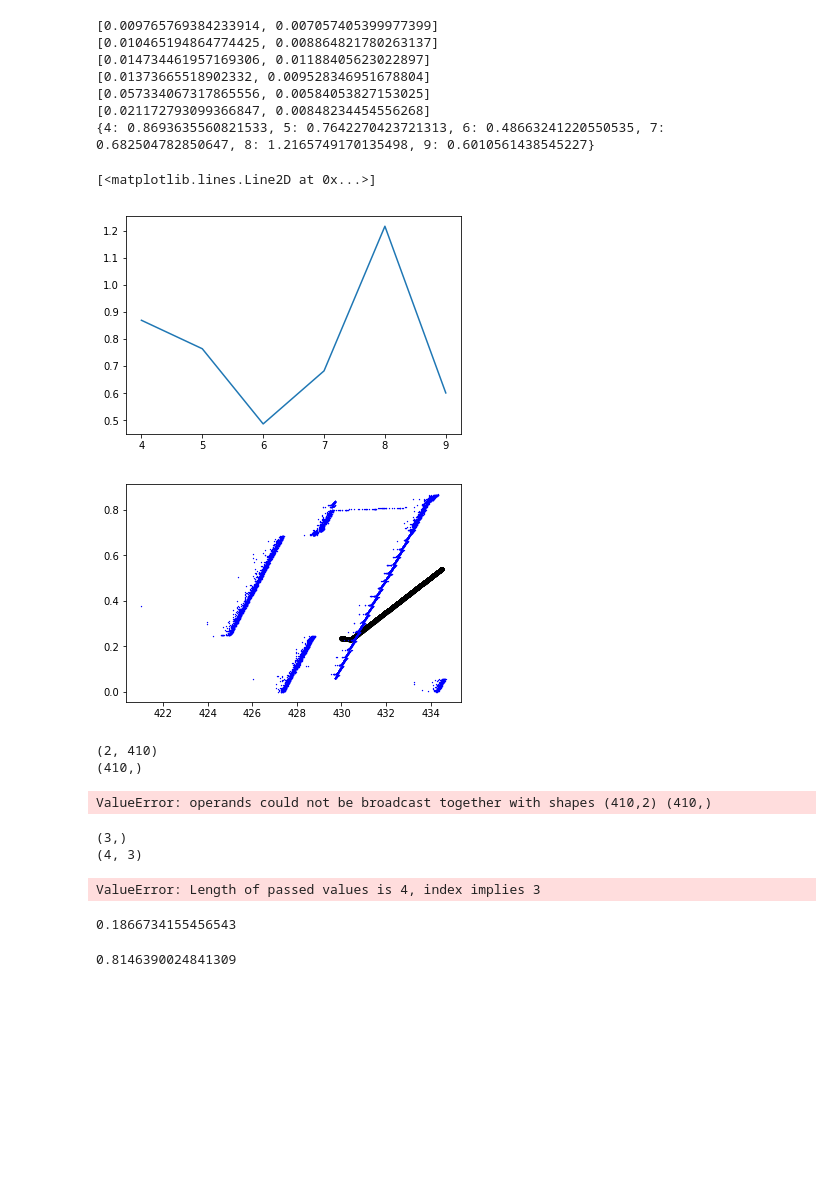
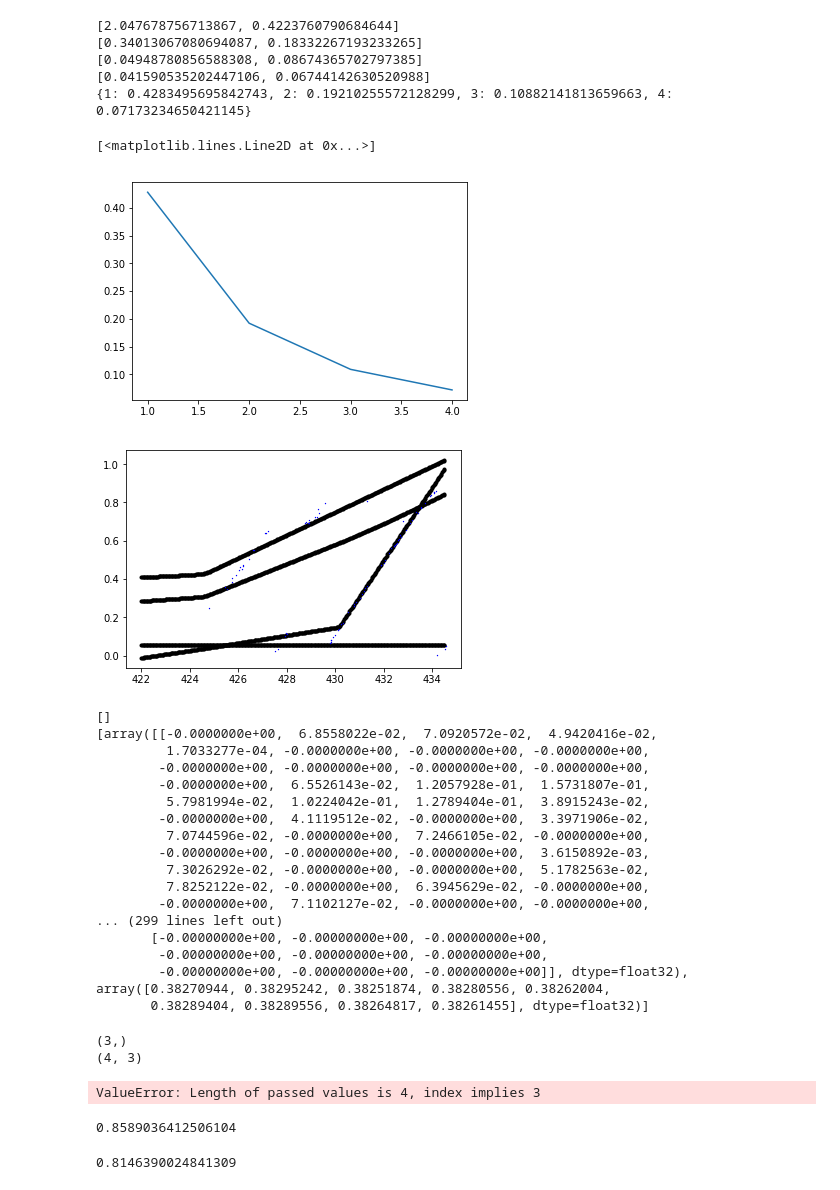
Before and after one commit to AaEll/MLKeras, a Jupyter notebook: Parking Ticket Test.ipynb, the cells around one changed output. Saved outputs shown, nothing was run; the diff lists cells and outputs as text; code cells hidden in the pictures; blank space fills up the shorter version.

Commit message:
hacky workaround for broadcasting issue

```diff
--- a/Parking Ticket Test.ipynb
+++ b/Parking Ticket Test.ipynb
@@ -26,7 +24,7 @@ Using TensorFlow backend.
 normalization_const = 1e7
 
 #Import Data
-Data = pd.read_csv('data/preprocessedlosAngParking/part-00000-a8814381-7490-4ac5-8769-145ad7e2824a-c000.csv').sample(frac = 1/1000)
+Data = pd.read_csv('data/preprocessedlosAngParking/part-00000-a8814381-7490-4ac5-8769-145ad7e2824a-c000.csv').sample(frac = 1/100000)
 Data['SN'] = pd.to_numeric(Data['SN'], errors ='coerce')
 Data['position'] = pd.to_numeric(Data['position'], errors ='coerce')
 Data.dropna()
@@ -35,26 +33,26 @@ Data = Data/normalization_const
 X = Data['SN'].values
 Y = Data['position'].values
 # %%
-from keras.callbacks import ModelCheckpoint
 
 batch_size = 256
 no_input  = 1
 epochs = 15000
-lambd  = 1e-3
+lambd  = 1e-5
 
 results = {}
 models  = []
-no_output_range = range(4,10)
+no_output_range = range(1,5)
 def customLoss(yTrue,yPred):
     #return K.sum(K.square(yTrue-yPred))
-    return K.sum(K.min(K.square(yTrue - yPred),axis = 0))\
+    return K.sum(K.min(K.square(yTrue - yPred),axis = 1))\
     +lambd*K.sum(K.square(yTrue-yPred))
 
 def customMetric(yTrue,yPred):
     #return K.sum(K.square(yTrue-yPred))
-    return K.max(K.min(K.abs(yTrue -yPred),axis = 0))
+    return K.max(K.min(K.abs(yTrue -yPred),axis = 1))
 
 for no_output in no_output_range:
+    Y_TRANSFORMED = np.repeat(Y.reshape((Y.shape[0],1)),no_output,axis=1)
     neg_pos_mask = tf.constant(np.random.choice( [-1,1],[1,no_output]),dtype = tf.float32)
 
     _input_= keras.layers.Input(shape=(no_input,))
@@ -71,7 +69,7 @@ for no_output in no_output_range:
                     kernel_constraint=NonNeg())(l1b)
     l2b =keras.layers.LeakyReLU(alpha=0.1)(l2)
     l3 = Dense(no_output, activation='linear',
-                    kernel_initializer=RandomNormal(), bias_initializer='zeros',
+                    kernel_initializer=RandomUniform(), bias_initializer= RandomUniform(),
                     kernel_constraint=NonNeg())(l2b)
 
     _output_ =l3
@@ -82,61 +80,51 @@ for no_output in no_output_range:
     checkpoint = ModelCheckpoint(filepath, monitor="val_customMetric", verbose=0, mode = 'min', save_best_only=True)
     model.compile(loss=customLoss, metrics=[customMetric],
                   optimizer=keras.optimizers.Nadam(lr=.01, beta_1=0.9, beta_2=0.999, epsilon=None, schedule_decay=0.0001))
-    model.fit(X, Y,
+    model.fit(X, Y_TRANSFORMED,
               batch_size=batch_size,
               epochs=epochs,
-              validation_data=(X, Y),
+              validation_data=(X, Y_TRANSFORMED),
               callbacks=[checkpoint],
               verbose=0)
     model.load_weights(filepath)
-    score = model.evaluate(X, Y, verbose=0)
+    score = model.evaluate(X, Y_TRANSFORMED, verbose=0)
     print(score)
     YPred= model.predict(X)
-    maxError = np.max(np.min(np.abs(YPred - Y.reshape(Y.shape[0],1)),axis=1),axis=0)
+    maxError = np.max(np.min(np.abs(YPred - Y_TRANSFORMED),axis=1),axis=0)
     results[no_output] = maxError
     models.append(model)
 print(results)
 # %% [output]
-[0.009765769384233914, 0.007057405399977399]
-[0.010465194864774425, 0.008864821780263137]
-[0.014734461957169306, 0.01188405623022897]
-[0.01373665518902332, 0.009528346951678804]
-[0.057334067317865556, 0.00584053827153025]
-[0.021172793099366847, 0.00848234454556268]
-{4: 0.8693635560821533, 5: 0.7642270423721313, 6: 0.48663241220550535, 7: 0.682504782850647, 8: 1.2165749170135498, 9: 0.6010561438545227}
+[2.047678756713867, 0.4223760790684644]
+[0.34013067080694087, 0.18332267193233265]
+[0.04948780856588308, 0.08674365702797385]
+[0.041590535202447106, 0.06744142630520988]
+{1: 0.4283495695842743, 2: 0.19210255572128299, 3: 0.10882141813659663, 4: 0.07173234650421145}
 # %%
 plt.plot(results.keys(),results.values())
 # %% [output]
 [<matplotlib.lines.Line2D at 0x...>]
-[figure, old version]
+[figure, new version]
 # %%
-X_space = np.linspace(430, 434.5, 400)
+X_space = np.linspace(422, 434.5, 400)
 #Y1,Y2 = zip(*model.predict(X))
 i = 0
 for model in models:
     i+=1
     plt.clf()
     model_output_linspace = zip(*model.predict(X_space))
 
     plt.scatter(X, Y,s = .2, c='blue',marker= '^',zorder=2)
     #plt.scatter(x_test, y_test, s = .2 ,c='black',zorder=2)
 
     for Y_pred in model_output_linspace:
         line, = plt.plot(X_space,Y_pred, '.b',linewidth = 1,zorder=1)
         line.set_color("black")
     #plt.plot(X,Y3, 'b-',linewidth = 3)
     #plt.plot(X,Y4, 'y-',linewidth = 3)
 
     #plt.ylim(0,100)
     # Add title and x, y labels
     plt.savefig("results/Test_Parking_{number}.jpg".format(number = i))
 # %% [output]
-[figure, old version]
+[figure, new version]
-# %%
-print(X.shape)
-print(Y.shape)
-X.transpose()-Y.values
-# %% [output]
-(2, 410)
-(410,)
-ValueError: operands could not be broadcast together with shapes (410,2) (410,)
@@ -143,3 +133,25 @@ ValueError: operands could not be broadcast together with shapes (410,2) (410,)
+# %%
+for layer in model.layers:
+    h=layer.get_weights()
+    print(h)
+# %% [output]
+[]
+[array([[-0.0000000e+00,  6.8558022e-02,  7.0920572e-02,  4.9420416e-02,
+         1.7033277e-04, -0.0000000e+00, -0.0000000e+00, -0.0000000e+00,
+        -0.0000000e+00, -0.0000000e+00, -0.0000000e+00, -0.0000000e+00,
+        -0.0000000e+00,  6.5526143e-02,  1.2057928e-01,  1.5731807e-01,
+         5.7981994e-02,  1.0224042e-01,  1.2789404e-01,  3.8915243e-02,
+        -0.0000000e+00,  4.1119512e-02, -0.0000000e+00,  3.3971906e-02,
+         7.0744596e-02, -0.0000000e+00,  7.2466105e-02, -0.0000000e+00,
+        -0.0000000e+00, -0.0000000e+00, -0.0000000e+00,  3.6150892e-03,
+         7.3026292e-02, -0.0000000e+00, -0.0000000e+00,  5.1782563e-02,
+         7.8252122e-02, -0.0000000e+00,  6.3945629e-02, -0.0000000e+00,
+        -0.0000000e+00,  7.1102127e-02, -0.0000000e+00, -0.0000000e+00,
+... (299 lines left out)
+       [-0.00000000e+00, -0.00000000e+00, -0.00000000e+00,
+        -0.00000000e+00, -0.00000000e+00, -0.00000000e+00,
+        -0.00000000e+00, -0.00000000e+00, -0.00000000e+00]], dtype=float32), array([0.38270944, 0.38295242, 0.38251874, 0.38280556, 0.38262004,
+       0.38289404, 0.38289556, 0.38264817, 0.38261455], dtype=float32)]
 # %%
 m=(np.array([[0,1,2],[3,4,5],[6,7,8],[9,10,11]]))
 
@@ -152,13 +164,15 @@ print(m-v)
 (4, 3)
 ValueError: Length of passed values is 4, index implies 3
 # %%
+Z = model.predict(X)
+n = Z.shape[1]
 def TestcustomMetric(yTrue,yPred):
     #return K.sum(K.square(yTrue-yPred))
-    return np.max(np.min(np.abs(np.repeat(yTrue.reshape((Y.shape[0],1)),2,axis=1) -yPred),axis = 1))
+    return np.max(np.min(np.abs(np.repeat(yTrue.reshape((Y.shape[0],1)),n,axis=1) -yPred),axis = 1))
 
-TestcustomMetric(Y,model.predict(X))
+TestcustomMetric(Y,Z)
 # %% [output]
-0.1866734155456543
+0.8589036412506104
 # %%
 np.max(np.min(np.abs(Y-model.predict(X).transpose()),axis =0))
 # %% [output]
```
Also changed, not shown: parts of 3 cells of this notebook.
